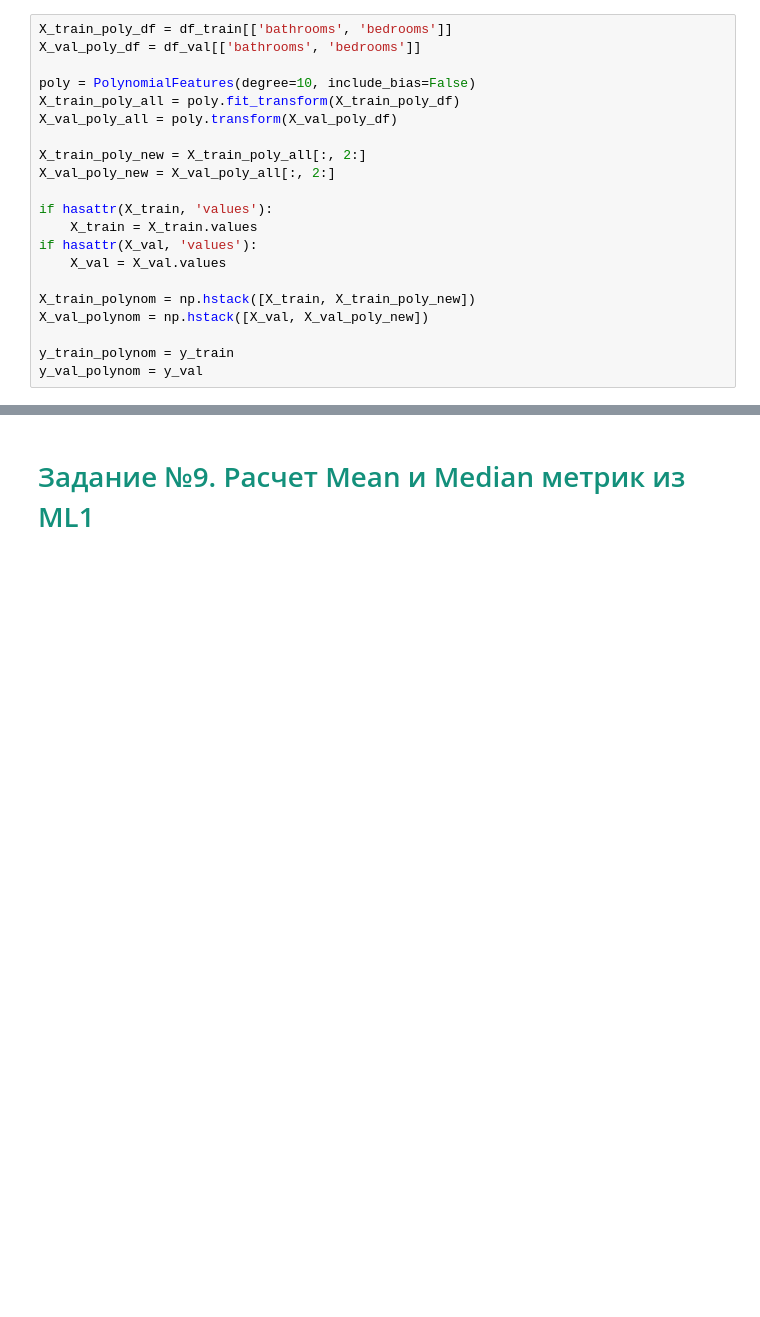
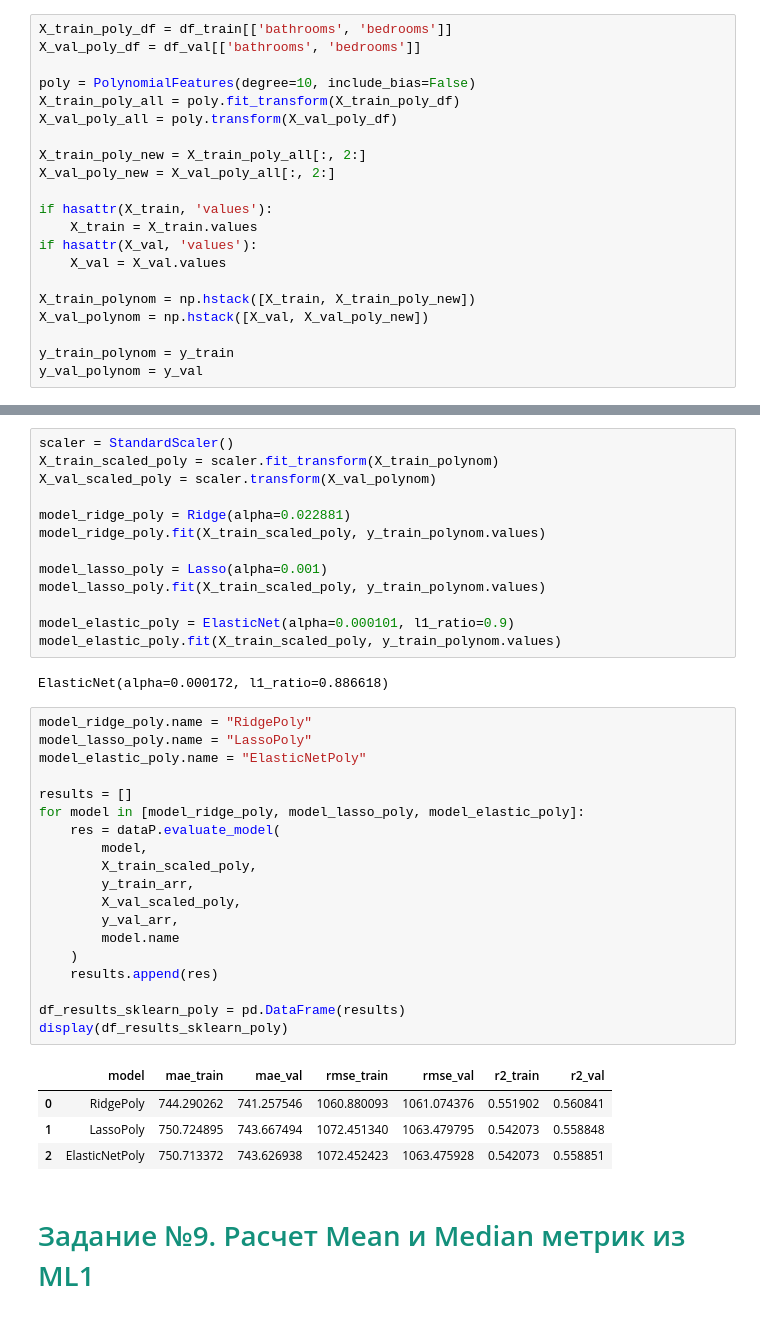
Before and after one commit to VadimGushchin/supervisedlinearregression, a Jupyter notebook: src/ML2.ipynb, the cells around one changed output, grey strips where cells are left out. Cells and saved outputs as stored; diff of their text form; blank space fills up the shorter version.

```diff
--- a/src/ML2.ipynb
+++ b/src/ML2.ipynb
@@ -1856,3 +1864,42 @@ print(f"Best R²: {study.best_value:.4f}, alpha: {study.best_params['alpha']}")
+# %%
+scaler = StandardScaler()
+X_train_scaled_poly = scaler.fit_transform(X_train_polynom)
+X_val_scaled_poly = scaler.transform(X_val_polynom)
+
+model_ridge_poly = Ridge(alpha=0.022881)
+model_ridge_poly.fit(X_train_scaled_poly, y_train_polynom.values)
+
+model_lasso_poly = Lasso(alpha=0.001)
+model_lasso_poly.fit(X_train_scaled_poly, y_train_polynom.values)
+
+model_elastic_poly = ElasticNet(alpha=0.000101, l1_ratio=0.9)
+model_elastic_poly.fit(X_train_scaled_poly, y_train_polynom.values)
+# %% [output]
+ElasticNet(alpha=0.000172, l1_ratio=0.886618)
+# %%
+model_ridge_poly.name = "RidgePoly"
+model_lasso_poly.name = "LassoPoly"
+model_elastic_poly.name = "ElasticNetPoly"
+
+results = []
+for model in [model_ridge_poly, model_lasso_poly, model_elastic_poly]:
+    res = dataP.evaluate_model(
+        model,
+        X_train_scaled_poly,
+        y_train_arr,
+        X_val_scaled_poly,
+        y_val_arr,
+        model.name
+    )
+    results.append(res)
+
+df_results_sklearn_poly = pd.DataFrame(results)
+display(df_results_sklearn_poly)
+# %% [output]
+|  | model | mae_train | mae_val | rmse_train | rmse_val | r2_train | r2_val |
+| 0 | RidgePoly | 744.290262 | 741.257546 | 1060.880093 | 1061.074376 | 0.551902 | 0.560841 |
+| 1 | LassoPoly | 750.724895 | 743.667494 | 1072.451340 | 1063.479795 | 0.542073 | 0.558848 |
+| 2 | ElasticNetPoly | 750.713372 | 743.626938 | 1072.452423 | 1063.475928 | 0.542073 | 0.558851 |
 # %% [markdown]
 <h1 style="color: #13907bff;">Задание №9. Расчет Mean и Median метрик из ML1</h1>
 # %%
```
Also changed, not shown: parts of 6 cells of this notebook.
